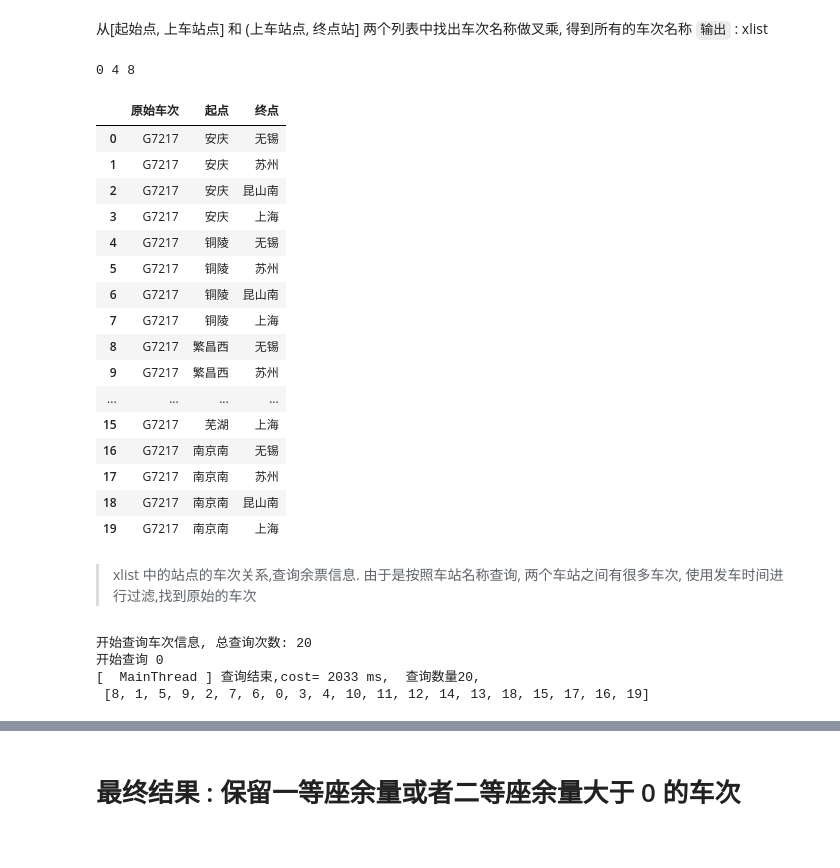
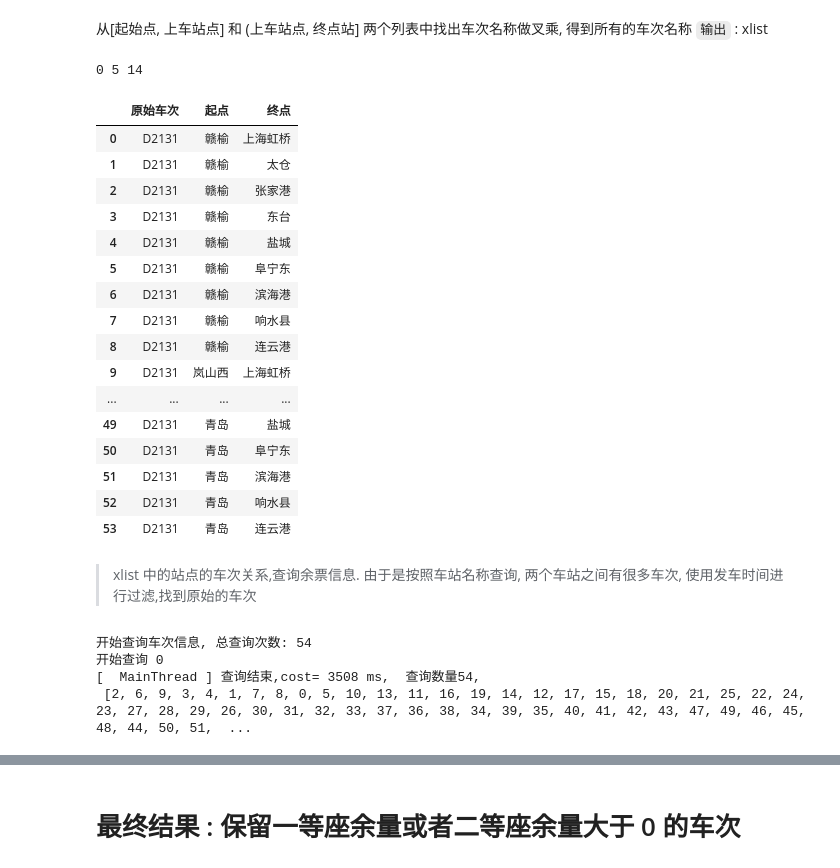
Before and after one commit to elroy93/12306spy, a Jupyter notebook: main.ipynb, the cells around one changed output, grey strips where cells are left out. Cells and saved outputs as stored; diff of their text form; code cells hidden in the pictures.

```diff
--- a/main.ipynb
+++ b/main.ipynb
@@ -10,10 +10,10 @@ pd.set_option("display.max_rows", None)
 pd.set_option("max_colwidth", 1000)
 
 # 起始站-终点站,日期,车次
-station_start = "南京南"
-station_end = "上海"
-date = "2024-02-17"
-filter_train_names = ["G7217"]
+station_start = "赣榆"
+station_end = "上海虹桥"
+date = "2024-02-22"
+filter_train_names = ["D2131"]
 
 print("查询车次信息")
 # %% [output]
@@ -288,44 +306,44 @@ pd.DataFrame(item_stop_station_names, columns=["站名"])
 # %%
 # 按照起点名和终点名分成两个列表, 进行叉乘, 使用包含, 而不是index, 因为名字可能不一样,但是一定包含
 start_station_index = 0  # 和middle_station_index可能相同
 middle_station_index = 0  # 和end_station_index一定不同
 end_station_index = 0
 for index, station_name in enumerate(item_stop_station_names):
     if station_start in station_name:
         middle_station_index = index
     if station_end in station_name:
         end_station_index = index
 # 两个队列的叉乘
 print(start_station_index, middle_station_index, end_station_index)
 xlist = []
 
 index_generator = (i for i in range(0, 10000000))
-for i in range(start_station_index, middle_station_index + 1):
-    for j in range(middle_station_index + 1, len(item_stop_station_names)):
+for i in range(middle_station_index, start_station_index - 1, -1):
+    for j in range(len(item_stop_station_names) - 1, middle_station_index, -1):
         xlist.append([item_stop_station_names[i], item_stop_station_names[j]])
 
 xlist_df = pd.DataFrame(xlist, columns=["起点", "终点"])
 xlist_df.insert(0, "原始车次", train_item["TrainName"])
 xlist_df
 # %% [output]
-0 4 8
+0 5 14
 |  | 原始车次 | 起点 | 终点 |
-| 0 | G7217 | 安庆 | 无锡 |
-| 1 | G7217 | 安庆 | 苏州 |
-| 2 | G7217 | 安庆 | 昆山南 |
-| 3 | G7217 | 安庆 | 上海 |
-| 4 | G7217 | 铜陵 | 无锡 |
-| 5 | G7217 | 铜陵 | 苏州 |
-| 6 | G7217 | 铜陵 | 昆山南 |
-| 7 | G7217 | 铜陵 | 上海 |
-| 8 | G7217 | 繁昌西 | 无锡 |
-| 9 | G7217 | 繁昌西 | 苏州 |
+| 0 | D2131 | 赣榆 | 上海虹桥 |
+| 1 | D2131 | 赣榆 | 太仓 |
+| 2 | D2131 | 赣榆 | 张家港 |
+| 3 | D2131 | 赣榆 | 东台 |
+| 4 | D2131 | 赣榆 | 盐城 |
+| 5 | D2131 | 赣榆 | 阜宁东 |
+| 6 | D2131 | 赣榆 | 滨海港 |
+| 7 | D2131 | 赣榆 | 响水县 |
+| 8 | D2131 | 赣榆 | 连云港 |
+| 9 | D2131 | 岚山西 | 上海虹桥 |
 | ... | ... | ... | ... |
-| 15 | G7217 | 芜湖 | 上海 |
-| 16 | G7217 | 南京南 | 无锡 |
-| 17 | G7217 | 南京南 | 苏州 |
-| 18 | G7217 | 南京南 | 昆山南 |
-| 19 | G7217 | 南京南 | 上海 |
+| 49 | D2131 | 青岛 | 盐城 |
+| 50 | D2131 | 青岛 | 阜宁东 |
+| 51 | D2131 | 青岛 | 滨海港 |
+| 52 | D2131 | 青岛 | 响水县 |
+| 53 | D2131 | 青岛 | 连云港 |
 # %% [markdown]
 > xlist 中的站点的车次关系,查询余票信息. 由于是按照车站名称查询, 两个车站之间有很多车次, 使用发车时间进行过滤,找到原始的车次
 # %%
@@ -379,10 +397,10 @@ print(
     f"查询结束,cost= {int((T2 - T1)*1000)} ms,  查询数量{len(xlist_item_results)},\n {finished_index}"
 )
 # %% [output]
-开始查询车次信息, 总查询次数: 20
+开始查询车次信息, 总查询次数: 54
 开始查询 0
-[  MainThread ] 查询结束,cost= 2033 ms,  查询数量20,
- [8, 1, 5, 9, 2, 7, 6, 0, 3, 4, 10, 11, 12, 14, 13, 18, 15, 17, 16, 19]
+[  MainThread ] 查询结束,cost= 3508 ms,  查询数量54,
+ [2, 6, 9, 3, 4, 1, 7, 8, 0, 5, 10, 13, 11, 16, 19, 14, 12, 17, 15, 18, 20, 21, 25, 22, 24, 23, 27, 28, 29, 26, 30, 31, 32, 33, 37, 36, 38, 34, 39, 35, 40, 41, 42, 43, 47, 49, 46, 45, 48, 44, 50, 51,  ...
 # %%
 # 将xlist_item_results合并成一个df, 并且生成index
 xlist_item_results_df = pd.concat(xlist_item_results, ignore_index=True)
```
Also changed, not shown: parts of 7 cells of this notebook, 1 other file.
